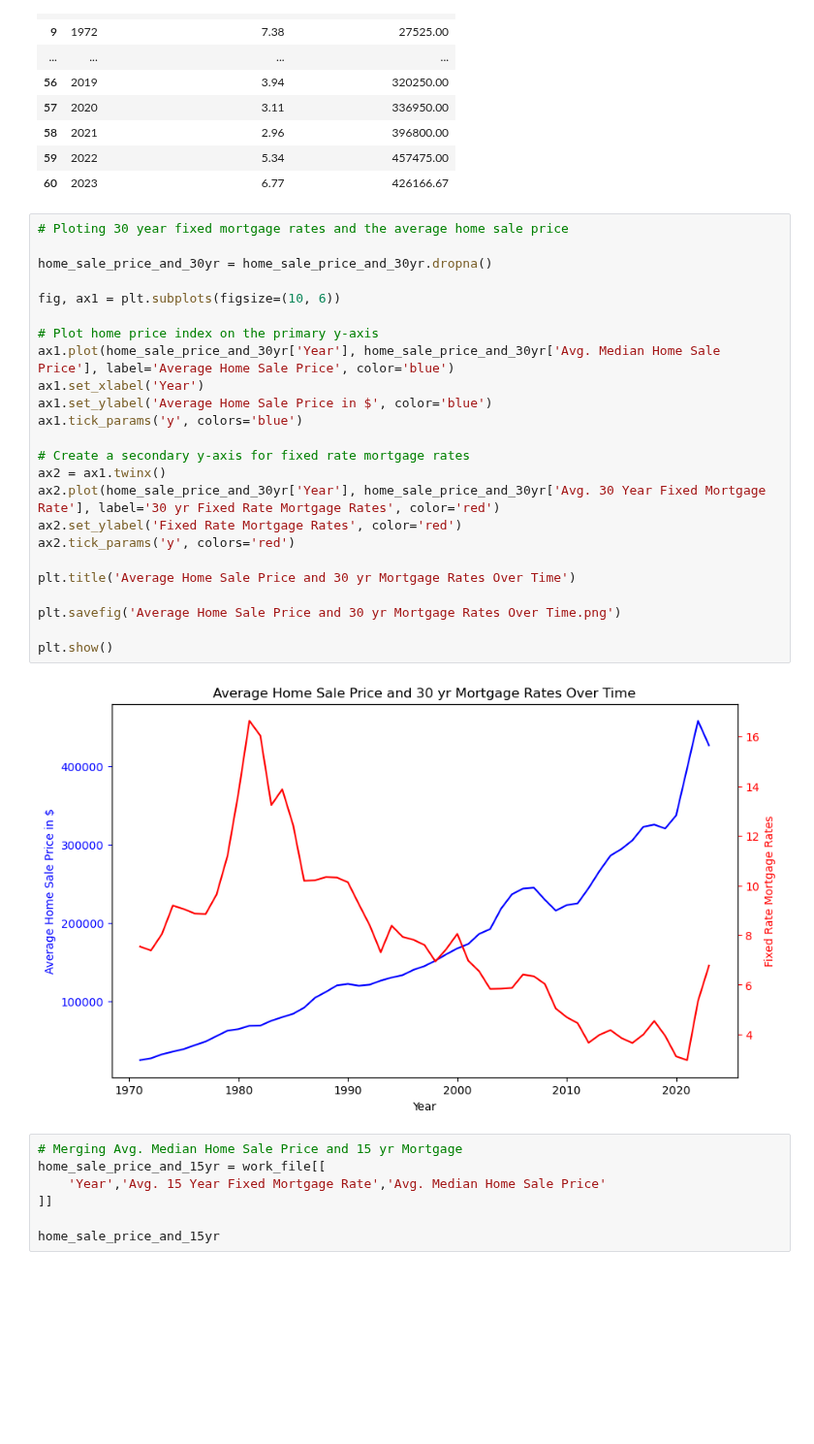
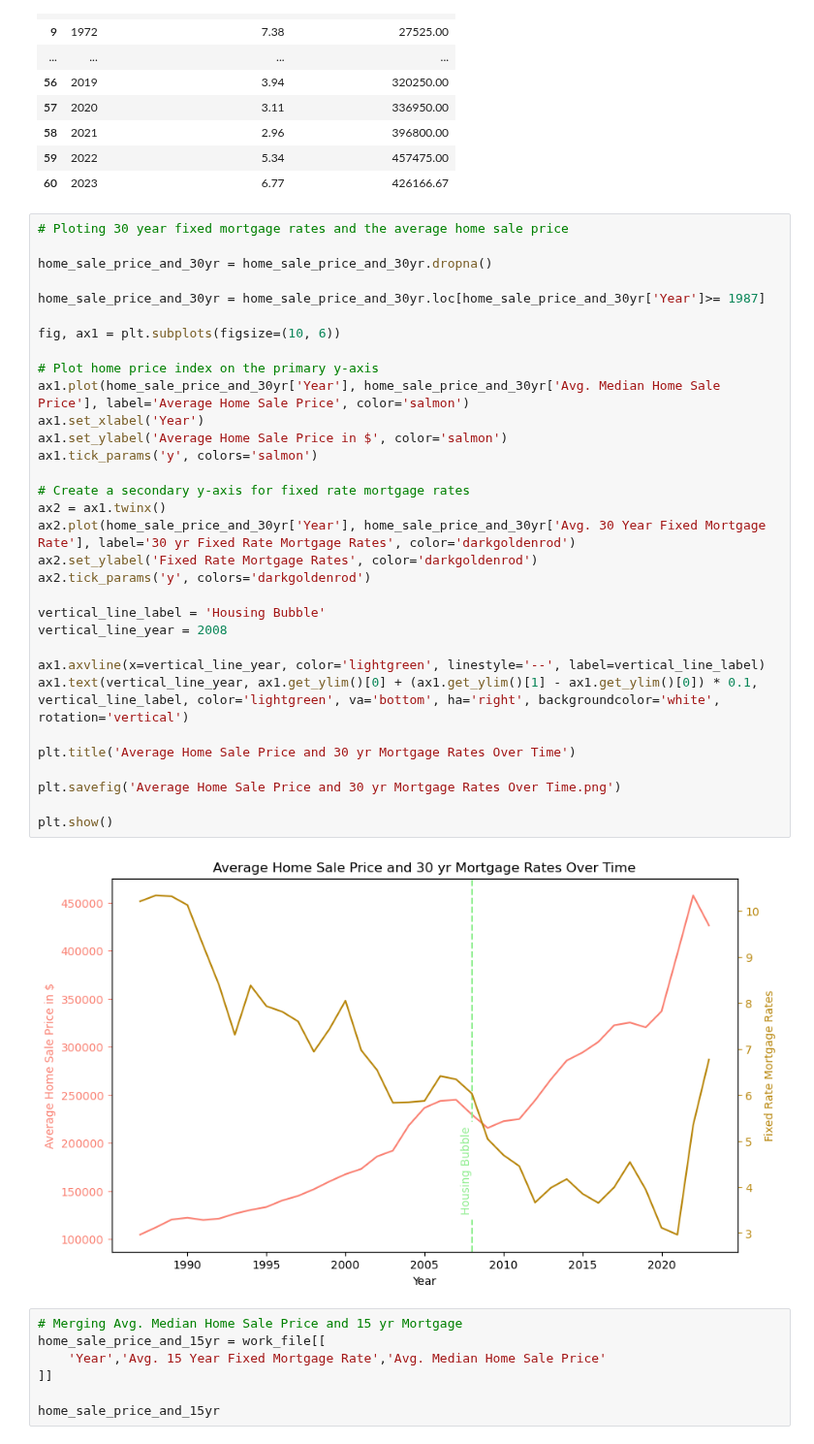
Before and after one commit to njlanger/Project1_Grp3, a Jupyter notebook: Neil/raw_fred_data_Neil.ipynb, the cells around one changed output. Shown at 97% size. Drawn from its saved outputs; the diff is of its cells as text; blank space fills up the shorter version.

```diff
--- a/Neil/raw_fred_data_Neil.ipynb
+++ b/Neil/raw_fred_data_Neil.ipynb
@@ -274,29 +285,37 @@ home_sale_price_and_30yr
 # %%
 # Ploting 30 year fixed mortgage rates and the average home sale price
 
 home_sale_price_and_30yr = home_sale_price_and_30yr.dropna()
 
+home_sale_price_and_30yr = home_sale_price_and_30yr.loc[home_sale_price_and_30yr['Year']>= 1987]
+
 fig, ax1 = plt.subplots(figsize=(10, 6))
 
 # Plot home price index on the primary y-axis
-ax1.plot(home_sale_price_and_30yr['Year'], home_sale_price_and_30yr['Avg. Median Home Sale Price'], label='Average Home Sale Price', color='blue')
+ax1.plot(home_sale_price_and_30yr['Year'], home_sale_price_and_30yr['Avg. Median Home Sale Price'], label='Average Home Sale Price', color='salmon')
 ax1.set_xlabel('Year')
-ax1.set_ylabel('Average Home Sale Price in $', color='blue')
-ax1.tick_params('y', colors='blue')
+ax1.set_ylabel('Average Home Sale Price in $', color='salmon')
+ax1.tick_params('y', colors='salmon')
 
 # Create a secondary y-axis for fixed rate mortgage rates
 ax2 = ax1.twinx()
-ax2.plot(home_sale_price_and_30yr['Year'], home_sale_price_and_30yr['Avg. 30 Year Fixed Mortgage Rate'], label='30 yr Fixed Rate Mortgage Rates', color='red')
-ax2.set_ylabel('Fixed Rate Mortgage Rates', color='red')
-ax2.tick_params('y', colors='red')
+ax2.plot(home_sale_price_and_30yr['Year'], home_sale_price_and_30yr['Avg. 30 Year Fixed Mortgage Rate'], label='30 yr Fixed Rate Mortgage Rates', color='darkgoldenrod')
+ax2.set_ylabel('Fixed Rate Mortgage Rates', color='darkgoldenrod')
+ax2.tick_params('y', colors='darkgoldenrod')
+
+vertical_line_label = 'Housing Bubble'
+vertical_line_year = 2008
+
+ax1.axvline(x=vertical_line_year, color='lightgreen', linestyle='--', label=vertical_line_label)
+ax1.text(vertical_line_year, ax1.get_ylim()[0] + (ax1.get_ylim()[1] - ax1.get_ylim()[0]) * 0.1, vertical_line_label, color='lightgreen', va='bottom', ha='right', backgroundcolor='white', rotation='vertical')
 
 plt.title('Average Home Sale Price and 30 yr Mortgage Rates Over Time')
 
 plt.savefig('Average Home Sale Price and 30 yr Mortgage Rates Over Time.png')
 
 plt.show()
 # %% [output]
-[figure, old version]
+[figure, new version]
 # %%
 # Merging Avg. Median Home Sale Price and 15 yr Mortgage
 home_sale_price_and_15yr = work_file[[
```
Also changed, not shown: parts of 3 cells of this notebook, 2 other files.
